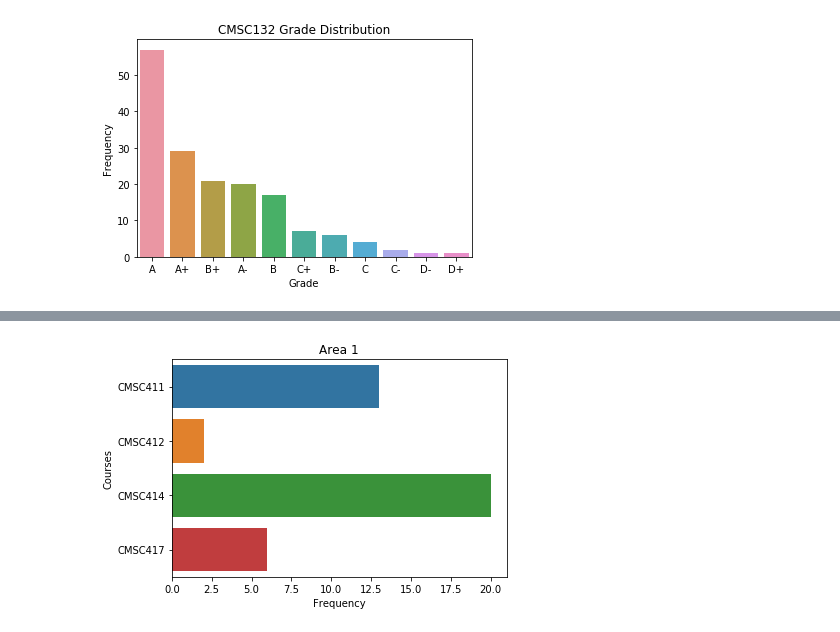
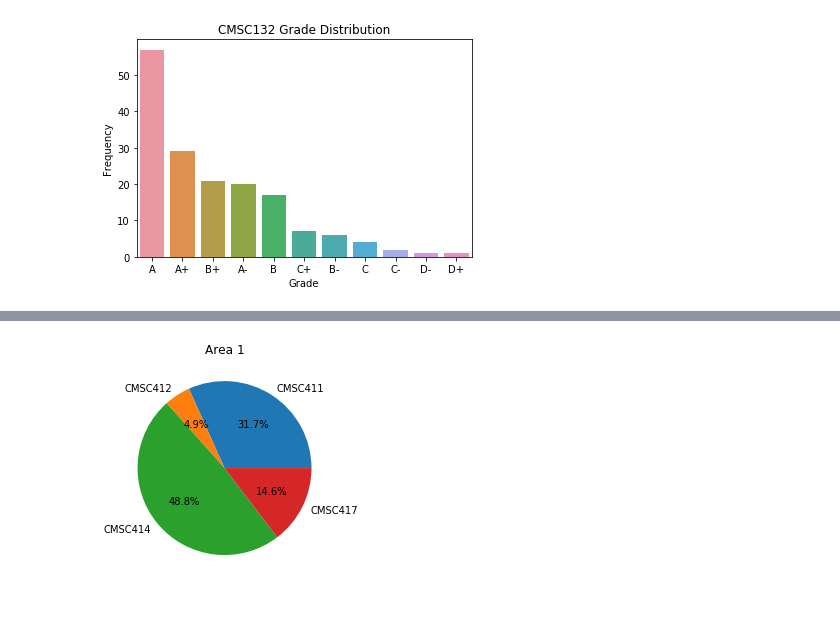
Before and after one commit to GuptaSiddhesh/GuptaSiddhesh.github.io, a Jupyter notebook: Final Project.ipynb, the cells around one changed output, grey strips where cells are left out. Saved outputs shown, nothing was run; the diff lists cells and outputs as text; code cells hidden in the pictures.

```diff
--- a/Final Project.ipynb
+++ b/Final Project.ipynb
@@ -14,13 +14,3 @@ df.head()
 | 3 | 3 | User3 | Data Science | Yes | Not Completed | A | A | B | B+ | B- | ... |
 | 4 | 4 | User4 | General | Yes | Not Completed | A | A+ | A- | A | A | ... |
 5 rows × 47 columns
-# %%
-'''for i, row in df.iterrows():
-    txt = "User{0}"
-    df['Timestamp'][i] = txt.format(i)
-
-df.columns=["Users", "CMSC131", "CMSC132", "CMSC216", "CMSC250", "CMSC330", "CMSC351", "MATH140", "MATH141", "MATH240", "MATH241",
-              "STAT400", "CS_Track", "CMSC4XX", "CMSC411", "CMSC412", "CMSC414", "CMSC416", "CMSC417", "CMSC420", "CMSC421",
-              "CMSC422", "CMSC423", "CMSC424", "CMSC426", "CMSC427", "CMSC470", "CMSC430", "CMSC433", "CMSC434", "CMSC435", "CMSC436",
-              "CMSC451", "CMSC452", "CMSC454", "CMSC456", "CMSC457", "CMSC460", "CMSC466", "CMSC320", "CMSC425", "CMSC472",
-              "CMSC473", "CMSC474", "CMSC475", "Graduated"]'''
@@ -152,22 +144,17 @@ plt.show()
 # %%
 # AREA 1
 NaNs_411 = df['CMSC411'].isna().sum()
 NaNs_412 = df['CMSC412'].isna().sum()
 NaNs_414 = df['CMSC414'].isna().sum()
 NaNs_417 = df['CMSC417'].isna().sum()
 CMSC411_num = 165 - NaNs_411
 CMSC412_num = 165 - NaNs_412
 CMSC414_num = 165 - NaNs_414
 CMSC417_num = 165 - NaNs_417
-d = {
-    'Courses':['CMSC411', 'CMSC412', 'CMSC414', 'CMSC417'],
-    'Number of Students':[CMSC411_num, CMSC412_num, CMSC414_num, CMSC417_num],
-}
-area1 = pd.DataFrame(data=d)
-sns.barplot(x="Number of Students", y="Courses", data=area1)
+data = [CMSC411_num, CMSC412_num, CMSC414_num, CMSC417_num]
+labels = 'CMSC411', 'CMSC412', 'CMSC414', 'CMSC417'
+plt.pie(data,labels=labels,autopct='%1.1f%%')
 plt.title("Area 1")
-plt.xlabel("Frequency")
-plt.ylabel("Courses")
 plt.show()
 # %% [output]
-[figure, old version]
+[figure, new version]
```
Also changed, not shown: parts of 8 cells of this notebook.
